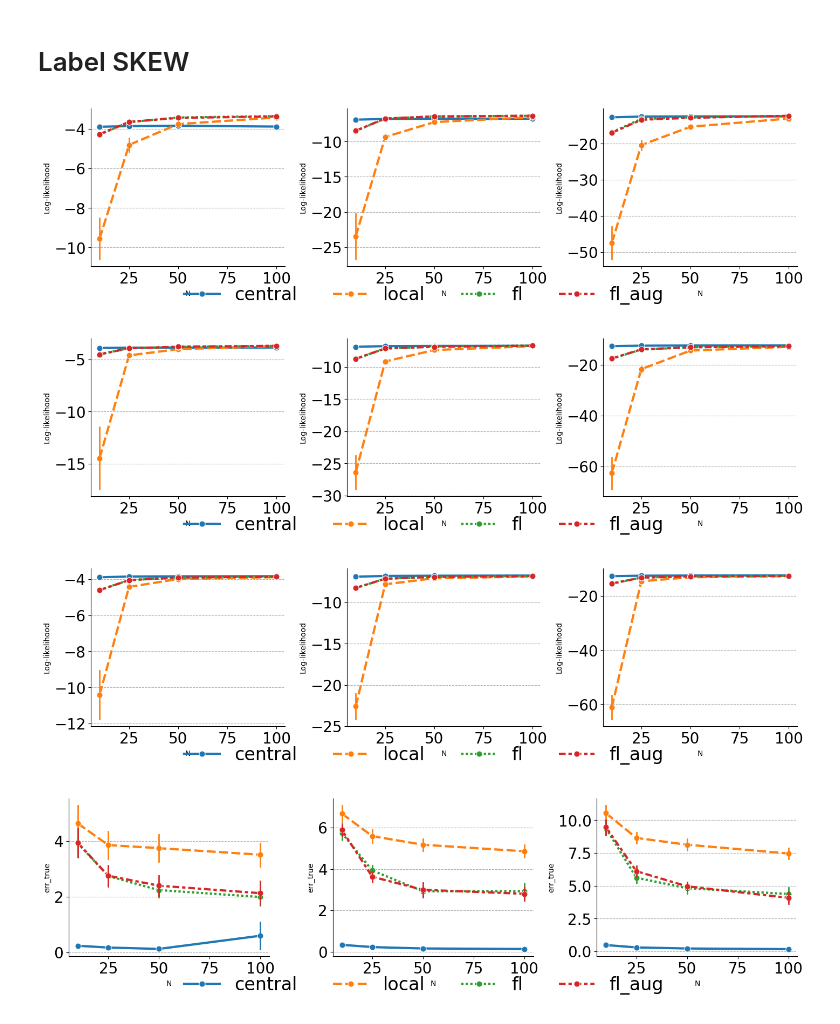
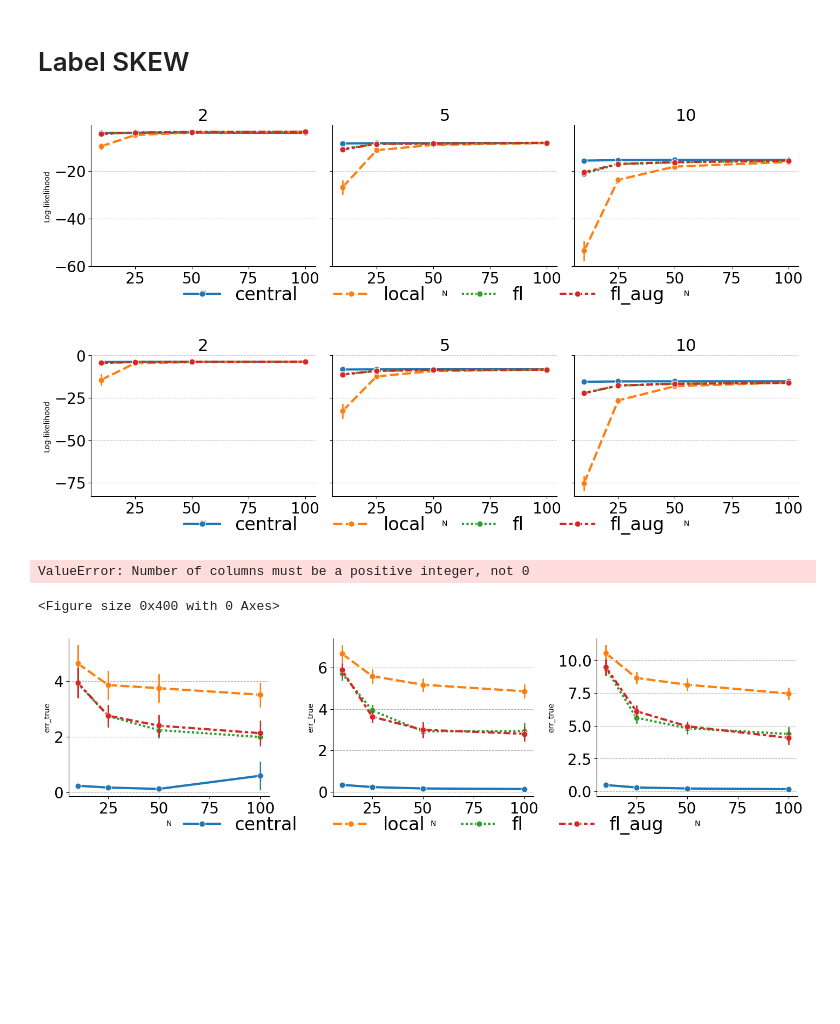
Before and after one commit to shamPJ/KL-GTVmin-GMM, a Jupyter notebook: Untitled.ipynb, the cells around one changed output. Drawn from its saved outputs; the diff is of its cells as text; code cells hidden in the pictures; blank space fills up the shorter version.

Commit message:
process lskew res

```diff
--- a/Untitled.ipynb
+++ b/Untitled.ipynb
@@ -57,8 +57,8 @@ def json_to_df(path_to_json):
         df_list.append(pd.DataFrame(rows))
     return pd.concat(df_list, ignore_index=True)
 # %%
-df_iid = json_to_df('results_iid/')
-# df_lskew = json_to_df('results_dirichlet/')
+# df_iid = json_to_df('results_iid/')
+df_lskew = json_to_df('results_dirichlet/')
 # df_shift = json_to_df('results_means_shift/')
 # df_cluster_drop = json_to_df('results_cluster_drop/')
 # %%
@@ -251,14 +233,18 @@ plot_metrics(df_lambda_1, "N", "err_true", "D")
 # %% [markdown]
 # Label SKEW
 # %%
-algorithms=["local", "central", "fl", "fl_aug"]
+df_lskew_alpha02 =  df_lskew[ (df_lskew["alpha"]==0.2)]
+df_lskew_alpha1  =  df_lskew[ (df_lskew["alpha"]==1)]
+df_lskew_alpha10  =  df_lskew[ (df_lskew["alpha"]==2)]
+
 plot_metrics(df_lskew_alpha02, "N", "Log-likelihood", "D")
 plot_metrics(df_lskew_alpha1, "N", "Log-likelihood", "D")
 plot_metrics(df_lskew_alpha10, "N", "Log-likelihood", "D")
 # %% [output]
-[figure, old version]
+[figure, new version]
-[figure, old version]
+[figure, new version]
-[figure, removed]
+ValueError: Number of columns must be a positive integer, not 0
+<Figure size 0x400 with 0 Axes>
 # %%
 algorithms=["local", "central", "fl", "fl_aug"]
 plot_metrics(df_lskew_alpha02, "N", "err_true", "D")
```
Also changed, not shown: parts of 4 cells of this notebook, 11 other files.
